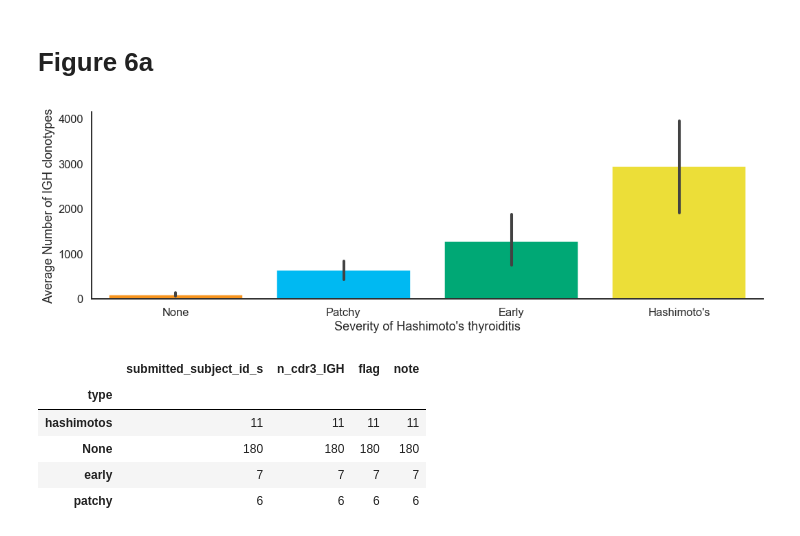
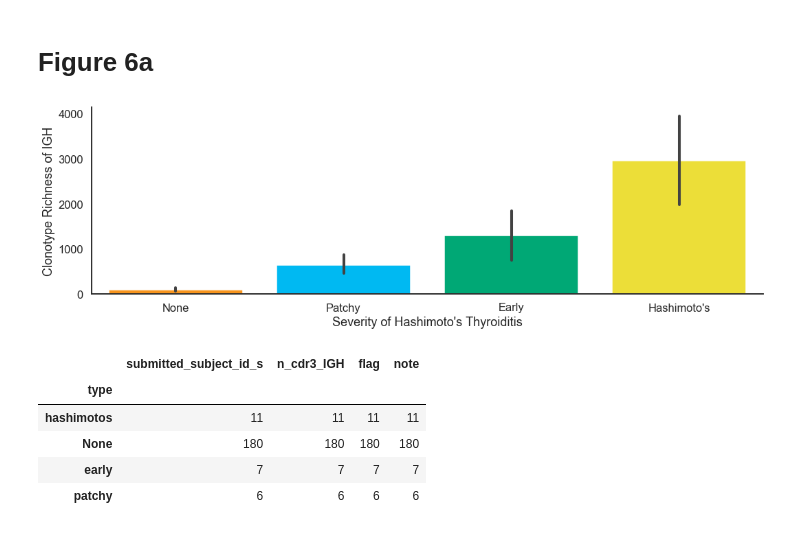
Before and after one commit to Mangul-Lab-USC/ImReP_publication_old, a Jupyter notebook: notebooks/Figure6.ipynb, the cells around one changed output. Saved outputs shown, nothing was run; the diff lists cells and outputs as text; code cells hidden in the pictures.

```diff
--- a/notebooks/Figure6.ipynb
+++ b/notebooks/Figure6.ipynb
@@ -24,19 +24,19 @@ df.head()
 # %%
 plt.figure(figsize=(17.5,5))
 sns.set_style("white")
 sns.set_context("talk")
 g=sns.barplot(x="type", y="n_cdr3_IGH",data = df,#kind='bar',height=5,aspect=3.5,
               order=['None','patchy','early',' hashimotos'], saturation=1, estimator=np.mean, ci=95)
 
-g.set(xlabel='Severity of Hashimoto\'s thyroiditis', ylabel='Average Number of IGH clonotypes')
+g.set(xlabel='Severity of Hashimoto\'s Thyroiditis', ylabel='Clonotype Richness of IGH')
 g.set_xticklabels(labels=['None', 'Patchy', 'Early', 'Hashimoto\'s'])
 #plt.legend(bbox_to_anchor=(1.05, 1), loc=2, borderaxespad=0.)
 #plt.ylim(-1, 1)
 g=sns.despine()
 plt.savefig("../figures/Figure6_a.pdf", bbox_inches='tight')
 plt.savefig("../figures/Figure6_a.png", bbox_inches='tight')
 # %% [output]
-[figure, old version]
+[figure, new version]
 # %%
 df.groupby(['type']).count()
 # %% [output]
```
Also changed, not shown: parts of 1 cell of this notebook, 11 other files.
